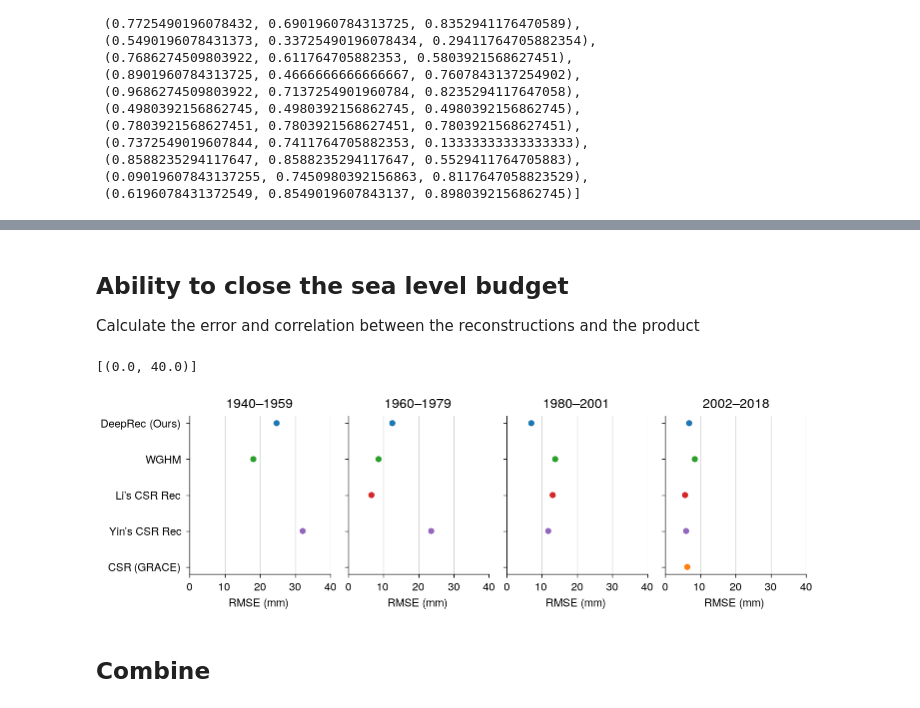
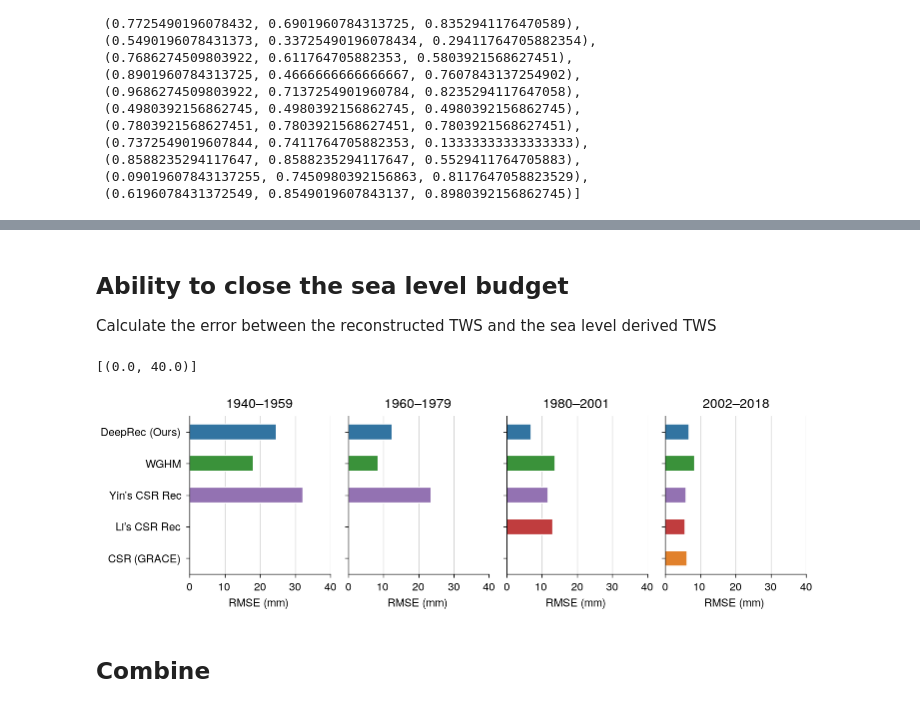
Before and after one commit to lqgentner/deeprec, a Jupyter notebook: notebooks/21-paper-plots/sea-level-budget-closure.ipynb, the cells around one changed output, grey strips where cells are left out. Drawn from its saved outputs; the diff is of its cells as text; code cells hidden in the pictures.

```diff
--- a/notebooks/21-paper-plots/sea-level-budget-closure.ipynb
+++ b/notebooks/21-paper-plots/sea-level-budget-closure.ipynb
@@ -132,10 +199,6 @@ vars_verbose.update(
         "twsa_gmsl_obs": "Sea level: Tide gauges $-$ Steric $-$ Ice",
     }
 )
-# %%
-# Subtract GRACE baseline
-baseline = slice("2004", "2009")
-global_yearly = global_yearly - global_yearly.sel(time=baseline).mean()
 # %%
 colors = sns.color_palette("tab20")
 colors
@@ -311,7 +351,7 @@ fig.legend(handles=handles, loc="center left", bbox_to_anchor=(0.63, 0.75))
 # %% [markdown]
 ## Ability to close the sea level budget
 
-Calculate the error and correlation between the reconstructions and the product
+Calculate the error between the reconstructed TWS and the sea level derived TWS
 # %%
 TIME_PERIODS = [
     ("1940", "1959"),
@@ -321,19 +361,27 @@ TIME_PERIODS = [
 ]
 # %%
 # Evaluation variables (remove GMSL)
-da_eval = global_yearly.drop_vars(["twsa_gmsl_alt", "twsa_gmsl_obs"])
+ds_eval = global_yearly.drop_vars(["twsa_gmsl_alt", "twsa_gmsl_obs"])
 
 df_errors = []
 
 for period in TIME_PERIODS:
     # Iterate over different time periods
-    da_true_period = global_yearly.twsa_gmsl_obs.sel(time=slice(*period))
-    da_eval_period = da_eval.sel(time=slice(*period))
+    ds_true_period = global_yearly.twsa_gmsl_obs.sel(time=slice(*period))
+    ds_eval_period = ds_eval.sel(time=slice(*period))
+    # Remove variables which are NA for most of the time
+    THRES = 0.5
+    n_time = len(ds_eval_period.time)
+    for model in ds_eval_period.data_vars:
+        # Drop model if less not-NA timesteps than threshold for current period
+        n_time_notna = len(ds_eval_period[model].dropna("time", how="all").time)
+        if n_time_notna < 0.5 * n_time:
+            ds_eval_period = ds_eval_period.drop_vars(model)
     # Calculate the RMSE
-    da_error = metrics.rmse(da_true_period, da_eval_period, skipna=True)
+    ds_error = metrics.rmse(ds_true_period, ds_eval_period, skipna=True)
     # Convert to data frame
     df_error = (
-        da_error.to_pandas()
+        ds_error.to_pandas()
         .rename("model")
         .reset_index(name="error")
         .rename(columns={"index": "model"})
@@ -345,31 +393,31 @@ for period in TIME_PERIODS:
 # %%
 fig, axs = plt.subplots(
     ncols=len(TIME_PERIODS), sharex=True, sharey=True, figsize=(7.2, 2.2)
 )
 
 
 # Plot
 
 loc2 = ticker.MultipleLocator(10)
 
 for ax, period, df_error in zip(axs, TIME_PERIODS, df_errors):
-    sns.scatterplot(
+    sns.barplot(
         df_error,
         x="error",
         y="model_verbose",
+        width=0.5,
         hue="model",
         palette=yearly_colors,
         ax=ax,
         legend=False,
     )
     ax.set(xlabel="RMSE (mm)", ylabel=None, title=f"{period[0]}--{period[1]}")
     ax.xaxis.grid()
-    # ax.yaxis.grid()
     ax.xaxis.set_major_locator(loc2)
 
 axs[0].set(xlim=(0, 40))
 # %% [output]
 [(0.0, 40.0)]
-[figure, old version]
+[figure, new version]
 # %% [markdown]
 ## Combine
```
Also changed, not shown: parts of 15 cells of this notebook, 2 other files.
